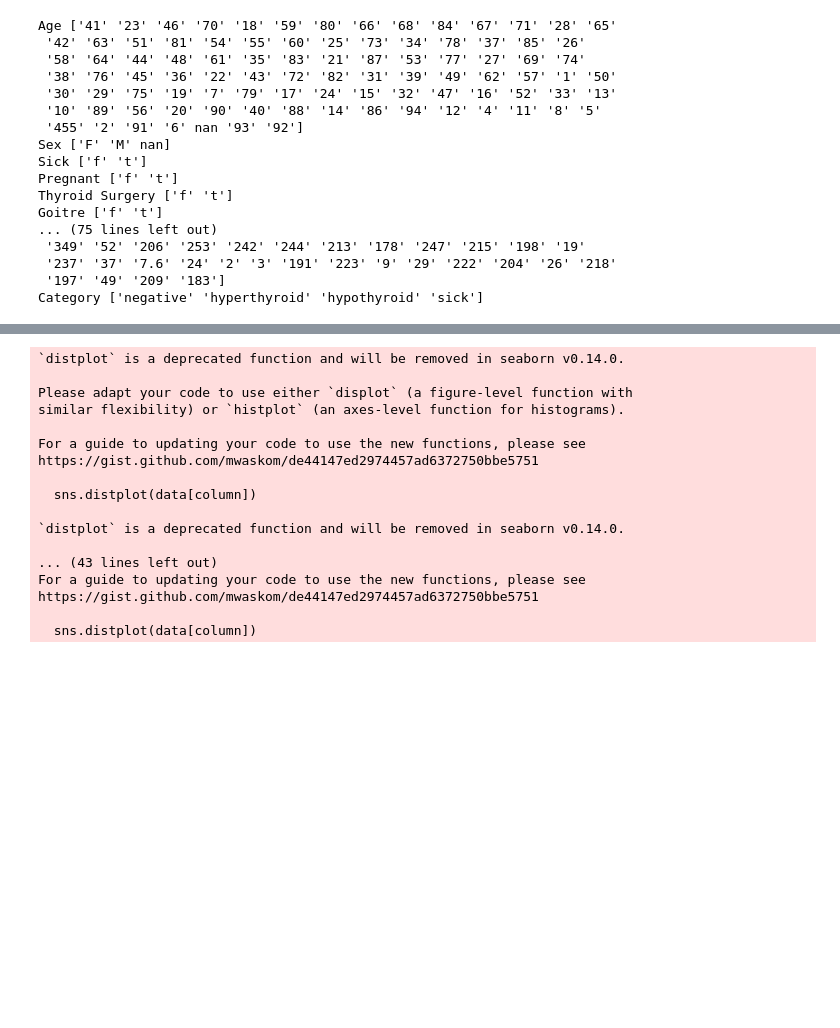
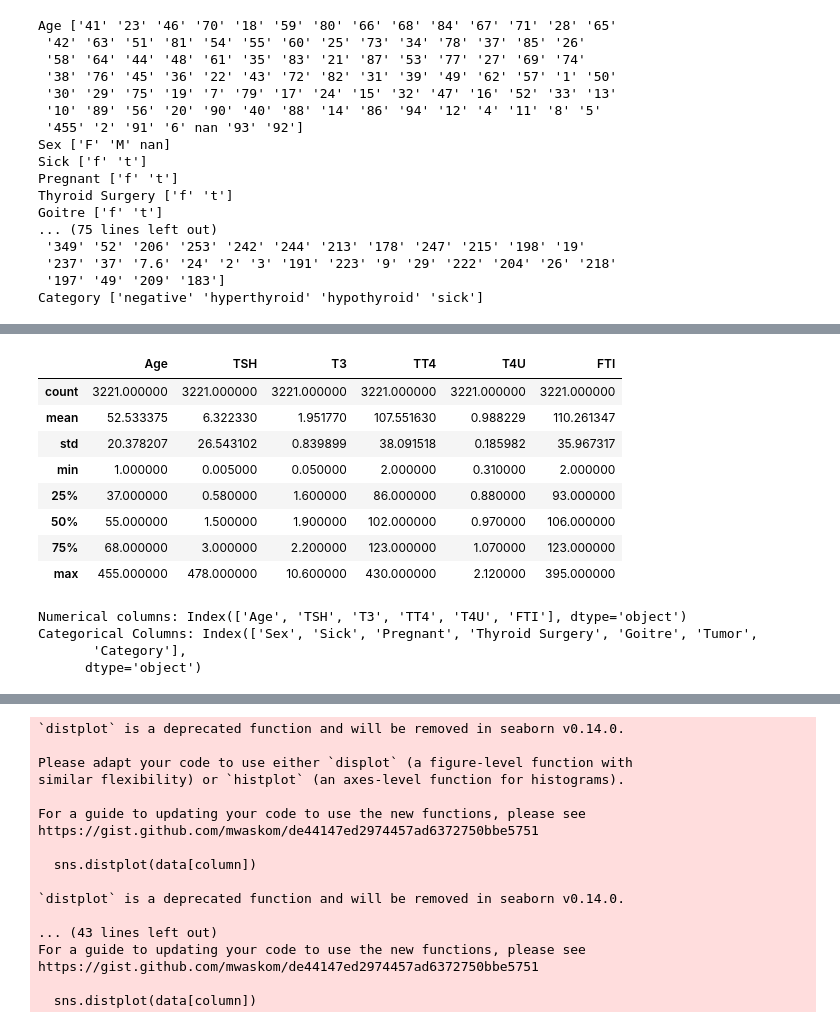
Before and after one commit to ANAM051/THYROIDPREDICTION, a Jupyter notebook: notebooks/EDA.ipynb, the cells around one changed output, grey strips where cells are left out. Saved outputs shown, nothing was run; the diff lists cells and outputs as text; code cells hidden in the pictures; blank space fills up the shorter version.

```diff
--- a/notebooks/EDA.ipynb
+++ b/notebooks/EDA.ipynb
@@ -134,0 +176,24 @@ data['Sex'].fillna((data['Sex'].mode()), inplace=True)
+# %%
+data.describe()
+# %% [output]
+|  | Age | TSH | T3 | TT4 | T4U | FTI |
+| count | 3221.000000 | 3221.000000 | 3221.000000 | 3221.000000 | 3221.000000 | 3221.000000 |
+| mean | 52.533375 | 6.322330 | 1.951770 | 107.551630 | 0.988229 | 110.261347 |
+| std | 20.378207 | 26.543102 | 0.839899 | 38.091518 | 0.185982 | 35.967317 |
+| min | 1.000000 | 0.005000 | 0.050000 | 2.000000 | 0.310000 | 2.000000 |
+| 25% | 37.000000 | 0.580000 | 1.600000 | 86.000000 | 0.880000 | 93.000000 |
+| 50% | 55.000000 | 1.500000 | 1.900000 | 102.000000 | 0.970000 | 106.000000 |
+| 75% | 68.000000 | 3.000000 | 2.200000 | 123.000000 | 1.070000 | 123.000000 |
+| max | 455.000000 | 478.000000 | 10.600000 | 430.000000 | 2.120000 | 395.000000 |
+# %%
+## segregate numerical and categorical columns
+
+numerical_columns=data.columns[data.dtypes!='object']
+categorical_columns=data.columns[data.dtypes=='object']
+print("Numerical columns:",numerical_columns)
+print('Categorical Columns:',categorical_columns)
+# %% [output]
+Numerical columns: Index(['Age', 'TSH', 'T3', 'TT4', 'T4U', 'FTI'], dtype='object')
+Categorical Columns: Index(['Sex', 'Sick', 'Pregnant', 'Thyroid Surgery', 'Goitre', 'Tumor',
+       'Category'],
+      dtype='object')
```
Also changed, not shown: parts of 18 cells of this notebook, 1 other file.
